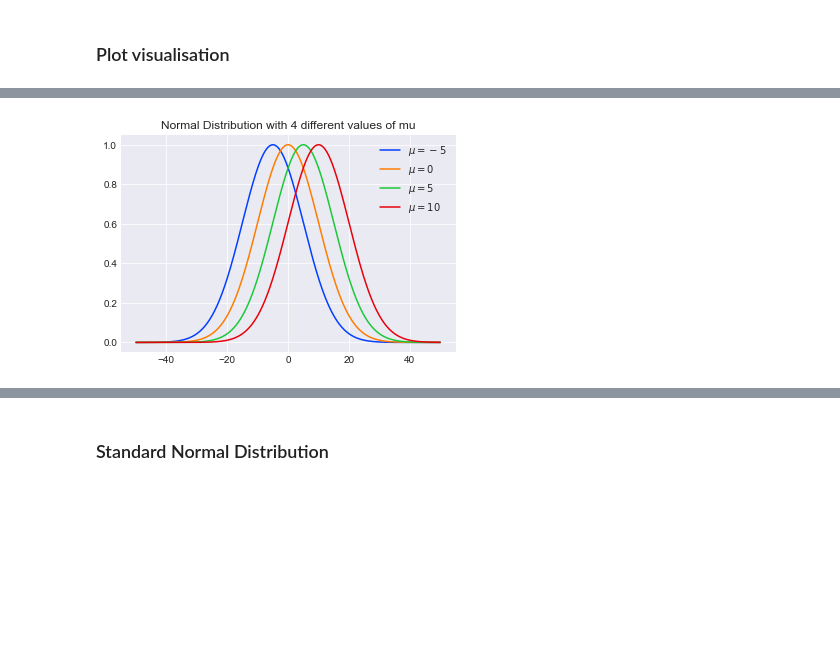
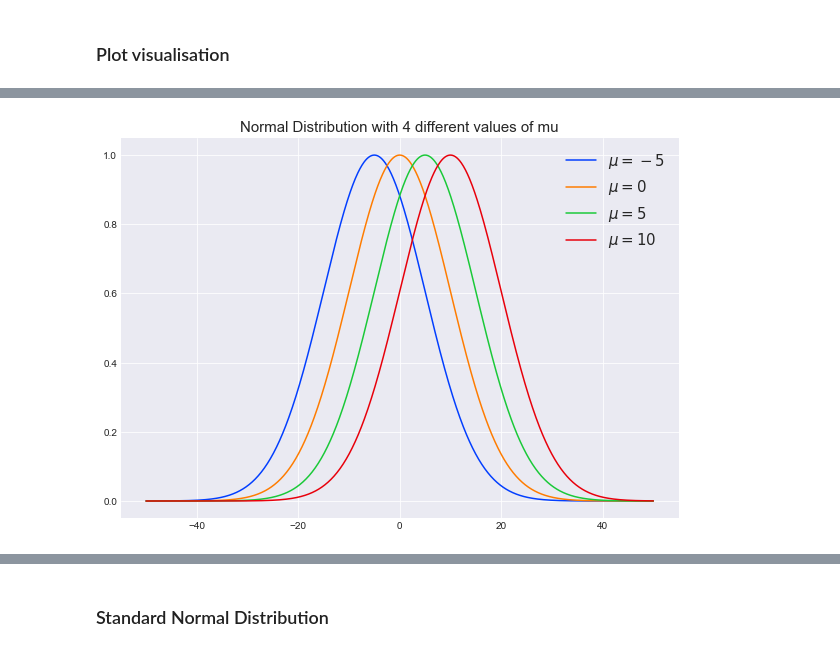
Before and after one commit to Anna20041983/funddata-assesment, a Jupyter notebook: normal-distribution.ipynb, the cells around one changed output, grey strips where cells are left out. Drawn from its saved outputs; the diff is of its cells as text; code cells hidden in the pictures; blank space fills up the shorter version.

```diff
--- a/normal-distribution.ipynb
+++ b/normal-distribution.ipynb
@@ -160,20 +207,23 @@ plt.show()
 # %%
 # Multiple normal distribution plots - changing value of mu only
+
+# Apply plot size
+plt.figure(figsize=(10,7))
 
 sigma = 10  # The standard deviation
 
 # Range of x values
 x = np.linspace(-50, 50, 1000)
 
 # 4 different values of mu
 for mu in [-5, 0, 5, 10]:
     plt.plot(x, np.exp(-((x - mu)**2 / (2 * sigma**2))), label=rf'$\mu = {mu}$')
 
-plt.title('Normal Distribution with 4 different values of mu')
-plt.legend()
+plt.title('Normal Distribution with 4 different values of mu',fontsize='15')
+plt.legend(fontsize='15')
 
 plt.show()
 # %% [output]
-[figure, old version]
+[figure, new version]
 # %%
 # Multiple normal distribution plots - changing value of sigma only
```
Also changed, not shown: parts of 52 cells of this notebook.
